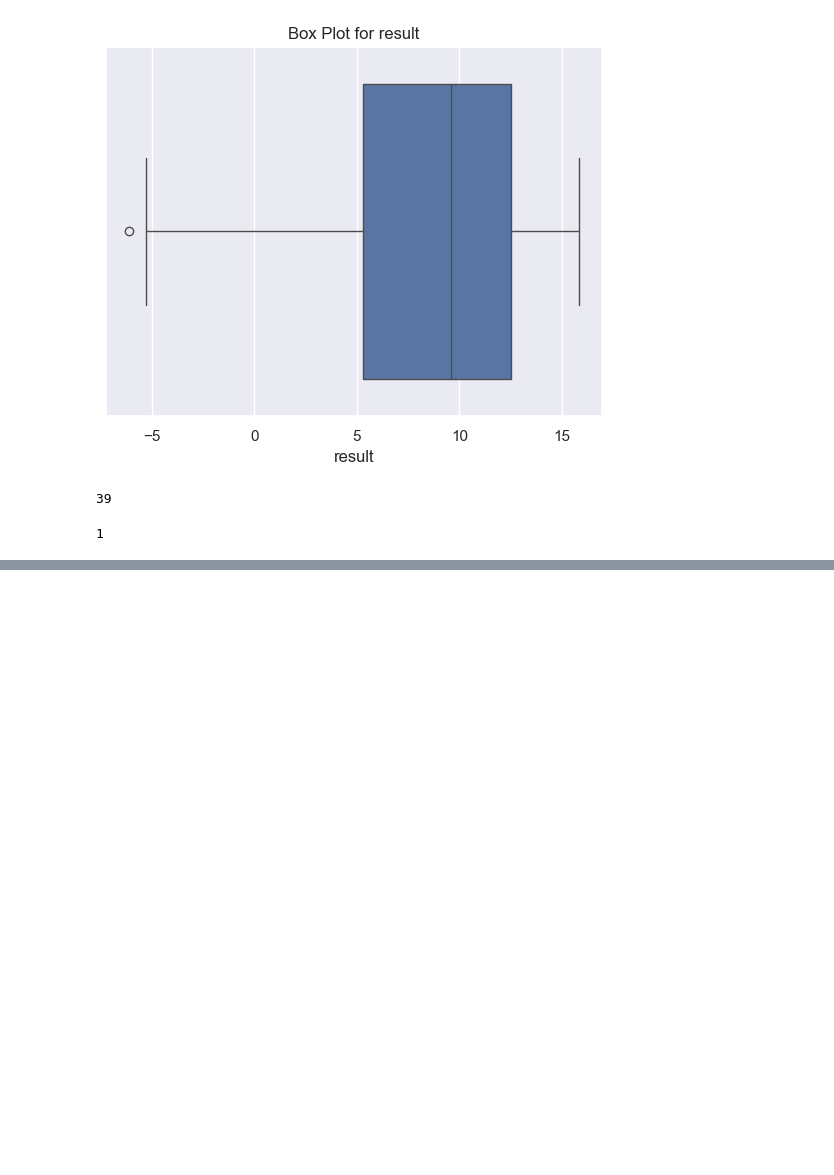
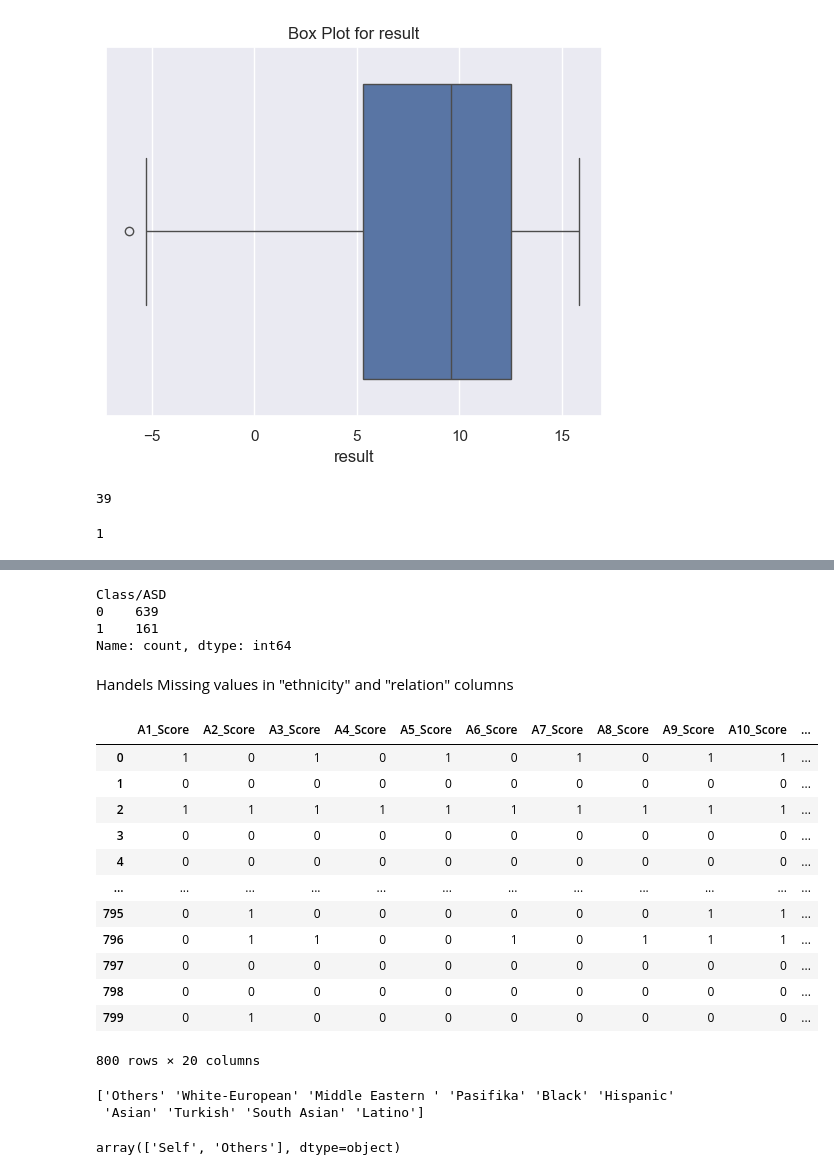
Before and after one commit to harshtatmute/Autism-Prediction, a Jupyter notebook: Notebook/main.ipynb, the cells around one changed output, grey strips where cells are left out. Saved outputs shown, nothing was run; the diff lists cells and outputs as text; code cells hidden in the pictures; blank space fills up the shorter version.

```diff
--- a/Notebook/main.ipynb
+++ b/Notebook/main.ipynb
@@ -339,0 +374,30 @@ len(result_outliers)
+# %%
+df["Class/ASD"].value_counts()
+# %% [output]
+Class/ASD
+0    639
+1    161
+Name: count, dtype: int64
+# %% [markdown]
+Handels Missing values in "ethnicity" and "relation" columns
+# %%
+df
+# %% [output]
+|  | A1_Score | A2_Score | A3_Score | A4_Score | A5_Score | A6_Score | A7_Score | A8_Score | A9_Score | A10_Score | ... |
+| 0 | 1 | 0 | 1 | 0 | 1 | 0 | 1 | 0 | 1 | 1 | ... |
+| 1 | 0 | 0 | 0 | 0 | 0 | 0 | 0 | 0 | 0 | 0 | ... |
+| 2 | 1 | 1 | 1 | 1 | 1 | 1 | 1 | 1 | 1 | 1 | ... |
+| 3 | 0 | 0 | 0 | 0 | 0 | 0 | 0 | 0 | 0 | 0 | ... |
+| 4 | 0 | 0 | 0 | 0 | 0 | 0 | 0 | 0 | 0 | 0 | ... |
+| ... | ... | ... | ... | ... | ... | ... | ... | ... | ... | ... | ... |
+| 795 | 0 | 1 | 0 | 0 | 0 | 0 | 0 | 0 | 1 | 1 | ... |
+| 796 | 0 | 1 | 1 | 0 | 0 | 1 | 0 | 1 | 1 | 1 | ... |
+| 797 | 0 | 0 | 0 | 0 | 0 | 0 | 0 | 0 | 0 | 0 | ... |
+| 798 | 0 | 0 | 0 | 0 | 0 | 0 | 0 | 0 | 0 | 0 | ... |
+| 799 | 0 | 1 | 0 | 0 | 0 | 0 | 0 | 0 | 0 | 0 | ... |
+800 rows × 20 columns
+# %%
+print(df['ethnicity'].unique())
+# %% [output]
+['Others' 'White-European' 'Middle Eastern ' 'Pasifika' 'Black' 'Hispanic'
+ 'Asian' 'Turkish' 'South Asian' 'Latino']
@@ -339,0 +406,4 @@ len(result_outliers)
+# %%
+df['relation'].unique()
+# %% [output]
+array(['Self', 'Others'], dtype=object)
```
Also changed, not shown: parts of 14 cells of this notebook, 1 other file.
